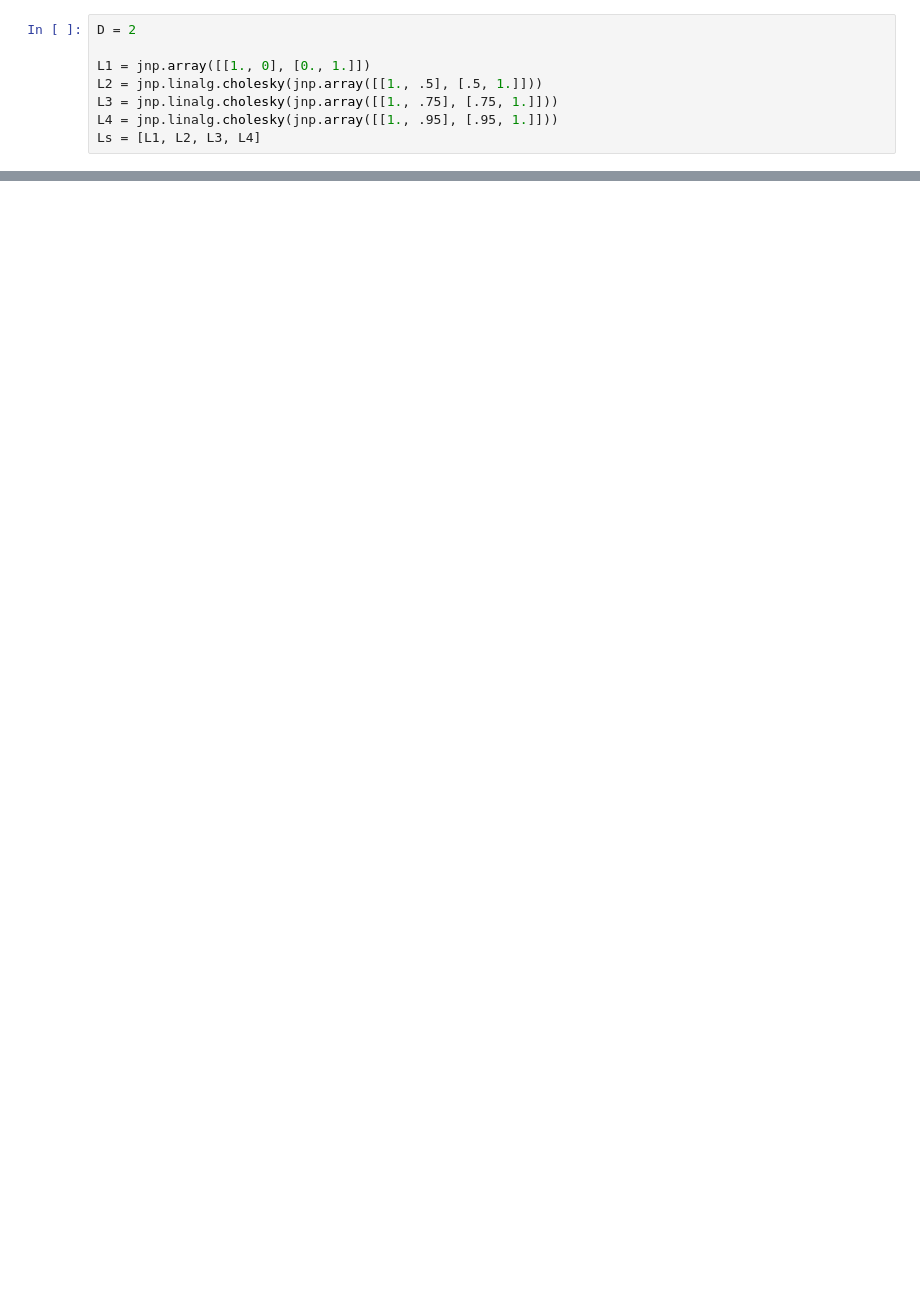
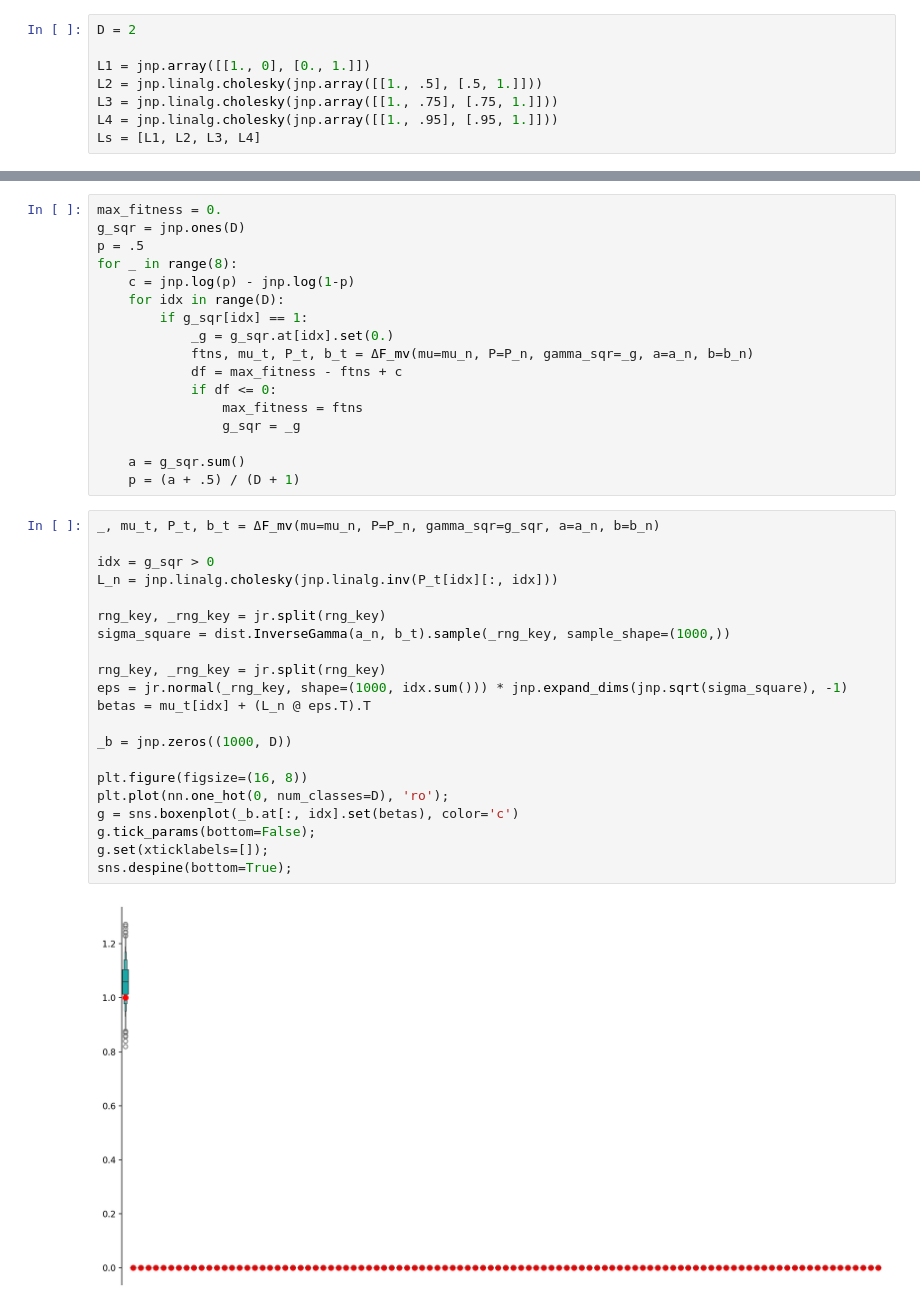
Before and after one commit to dimarkov/bmr4pml, a Jupyter notebook: notebooks/testing/linear_regression_correlated_x.ipynb, the cells around one changed output, grey strips where cells are left out. Saved outputs shown, nothing was run; the diff lists cells and outputs as text; blank space fills up the shorter version.

```diff
--- a/notebooks/testing/linear_regression_correlated_x.ipynb
+++ b/notebooks/testing/linear_regression_correlated_x.ipynb
@@ -123,0 +100,40 @@ plt.legend([0., 0.5, 0.75, 0.95], title='correlation');
+# %%
+max_fitness = 0.
+g_sqr = jnp.ones(D)
+p = .5
+for _ in range(8):
+    c = jnp.log(p) - jnp.log(1-p)
+    for idx in range(D):
+        if g_sqr[idx] == 1:
+            _g = g_sqr.at[idx].set(0.)
+            ftns, mu_t, P_t, b_t = ΔF_mv(mu=mu_n, P=P_n, gamma_sqr=_g, a=a_n, b=b_n)
+            df = max_fitness - ftns + c
+            if df <= 0:
+                max_fitness = ftns
+                g_sqr = _g
+
+    a = g_sqr.sum()
+    p = (a + .5) / (D + 1)
+# %%
+_, mu_t, P_t, b_t = ΔF_mv(mu=mu_n, P=P_n, gamma_sqr=g_sqr, a=a_n, b=b_n)
+
+idx = g_sqr > 0
+L_n = jnp.linalg.cholesky(jnp.linalg.inv(P_t[idx][:, idx]))
+
+rng_key, _rng_key = jr.split(rng_key)
+sigma_square = dist.InverseGamma(a_n, b_t).sample(_rng_key, sample_shape=(1000,))
+
+rng_key, _rng_key = jr.split(rng_key)
+eps = jr.normal(_rng_key, shape=(1000, idx.sum())) * jnp.expand_dims(jnp.sqrt(sigma_square), -1)
+betas = mu_t[idx] + (L_n @ eps.T).T
+
+_b = jnp.zeros((1000, D))
+
+plt.figure(figsize=(16, 8))
+plt.plot(nn.one_hot(0, num_classes=D), 'ro');
+g = sns.boxenplot(_b.at[:, idx].set(betas), color='c')
+g.tick_params(bottom=False);
+g.set(xticklabels=[]);
+sns.despine(bottom=True);
+# %% [output]
+[figure, added]
```
Also changed, not shown: parts of 2 cells of this notebook.
